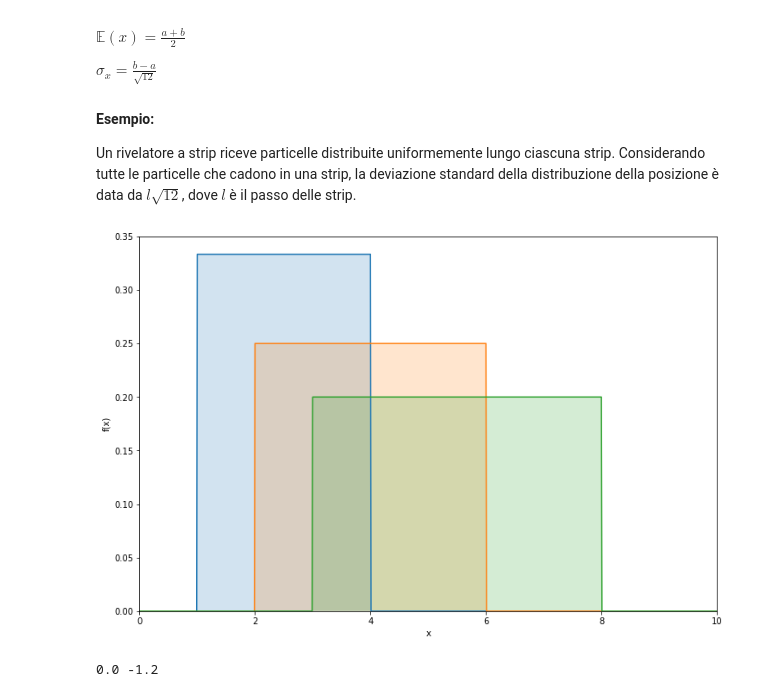
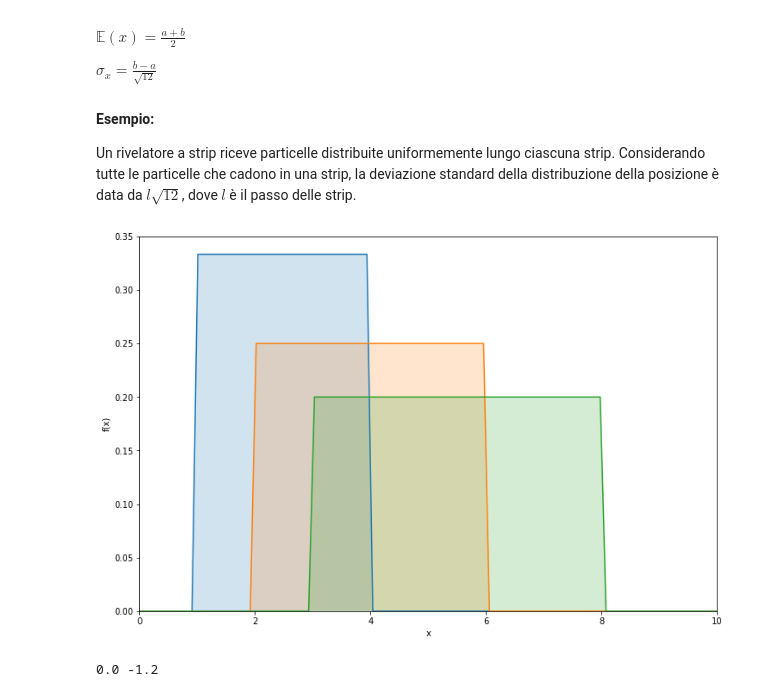
Before and after one commit to lucalista/analisi-dati-2022, a Jupyter notebook: 06.04.00__Distribuzioni_di_probabilita_continue.ipynb, the cells around one changed output. Drawn from its saved outputs; the diff is of its cells as text; code cells hidden in the pictures.

```diff
--- a/06.04.00__Distribuzioni_di_probabilita_continue.ipynb
+++ b/06.04.00__Distribuzioni_di_probabilita_continue.ipynb
@@ -276,8 +275,7 @@ plt.show()
 [figure]
 # %%
 plt.figure(figsize=(12,8))
-a,b = 2,4
-x_ab = np.arange(a, b+step, step)
+x_ab = np.linspace(2, 4, 100)
 y_ab = my_pdf.pdf(x_ab)
 plt.plot(x, my_pdf.pdf(x))
 for p, x_p in zip(perc, x_perc):
@@ -317,21 +315,19 @@ Un rivelatore a strip riceve particelle distribuite uniformemente lungo ciascuna
 # %%
 from scipy.stats import uniform
 plt.figure(figsize=(12,8))
-step = 0.01
-xmin,xmax = 0,10
-x = np.arange(xmin, xmax+step, step)
+x = np.linspace(0, 10, 100)
 y = uniform.pdf(x, k)
 for a, b in ((1, 4), (2, 6), (3, 8)):
     y = uniform.pdf(x, loc=a, scale=b-a)
     plt.fill_between(x, y, alpha=0.2,linewidth=2)
     plt.plot(x, y)
 plt.xlim(0, 10)
 plt.xlabel('x')
 plt.ylabel('f(x)')
 plt.ylim(bottom=0)
 plt.show()
 # %% [output]
-[figure, old version]
+[figure, new version]
 # %%
 mean, var, skew, kurt = uniform.stats(moments='mvsk')
 print(skew, kurt)
```
Also changed, not shown: parts of 7 cells of this notebook, 9 other files.
